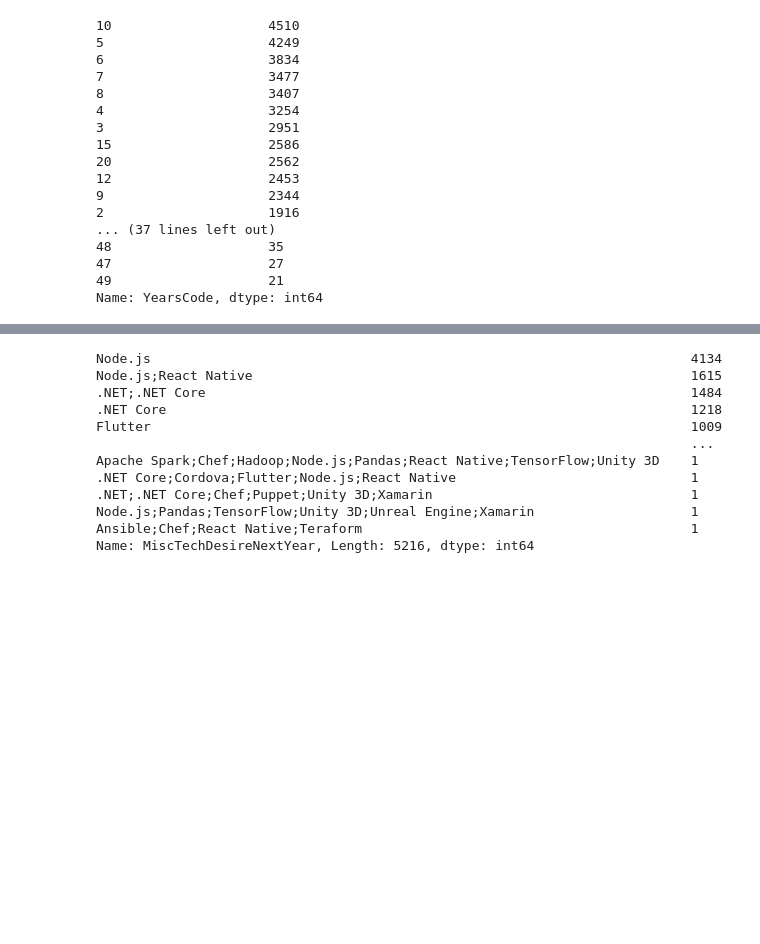
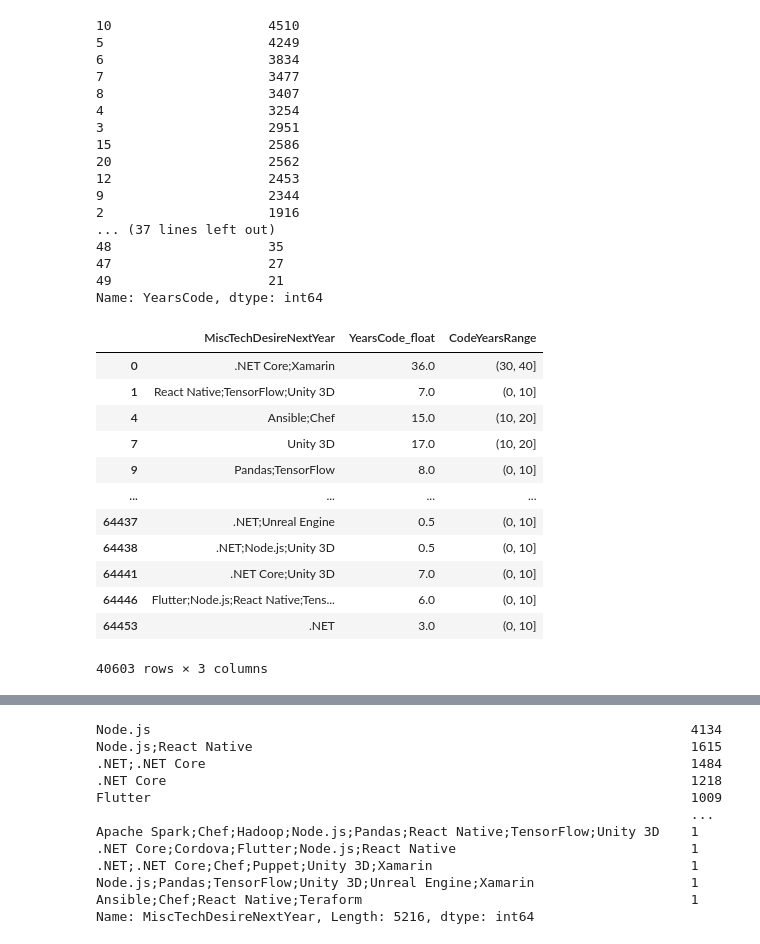
Before and after one commit to rajeevfromkrec/udacity_datascience, a Jupyter notebook: Udacity_data_science_project_1.ipynb, the cells around one changed output, grey strips where cells are left out. Saved outputs shown, nothing was run; the diff lists cells and outputs as text; code cells hidden in the pictures; blank space fills up the shorter version.

```diff
--- a/Udacity_data_science_project_1.ipynb
+++ b/Udacity_data_science_project_1.ipynb
@@ -123,3 +124,19 @@ df["CodeYearsRange"]=pd.cut(df.YearsCode_float, bins=[0,10,20,30,40,50,60,70,80,
 # %%
 df_desired_tech=df[['MiscTechDesireNextYear','YearsCode_float','CodeYearsRange']]
+# %%
+df_desired_tech.dropna(subset=['MiscTechDesireNextYear'])
+# %% [output]
+|  | MiscTechDesireNextYear | YearsCode_float | CodeYearsRange |
+| 0 | .NET Core;Xamarin | 36.0 | (30, 40] |
+| 1 | React Native;TensorFlow;Unity 3D | 7.0 | (0, 10] |
+| 4 | Ansible;Chef | 15.0 | (10, 20] |
+| 7 | Unity 3D | 17.0 | (10, 20] |
+| 9 | Pandas;TensorFlow | 8.0 | (0, 10] |
+| ... | ... | ... | ... |
+| 64437 | .NET;Unreal Engine | 0.5 | (0, 10] |
+| 64438 | .NET;Node.js;Unity 3D | 0.5 | (0, 10] |
+| 64441 | .NET Core;Unity 3D | 7.0 | (0, 10] |
+| 64446 | Flutter;Node.js;React Native;Tens... | 6.0 | (0, 10] |
+| 64453 | .NET | 3.0 | (0, 10] |
+40603 rows × 3 columns
 # %%
```
Also changed, not shown: parts of 9 cells of this notebook.
